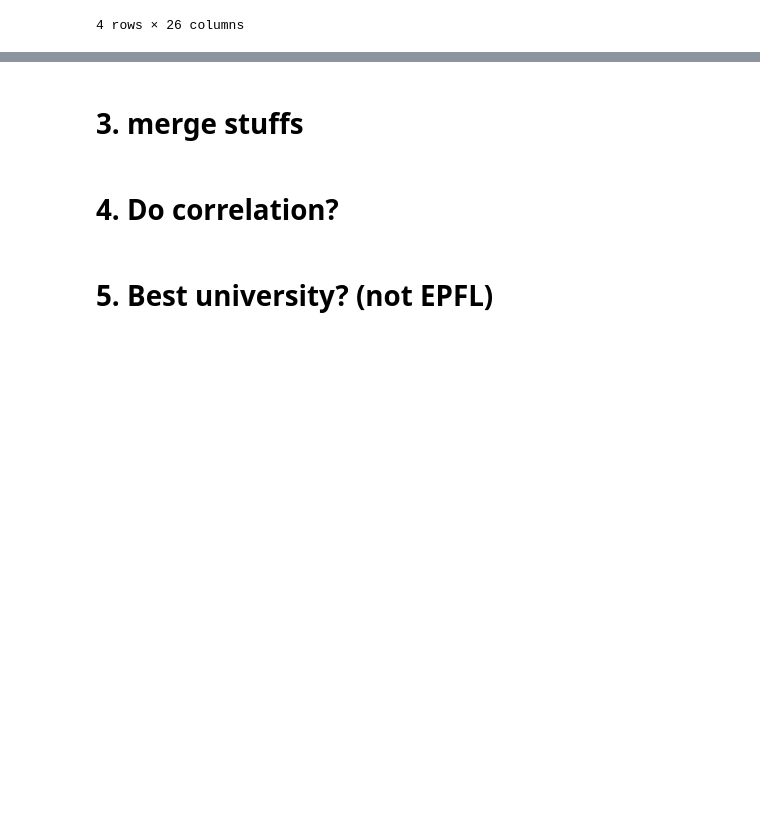
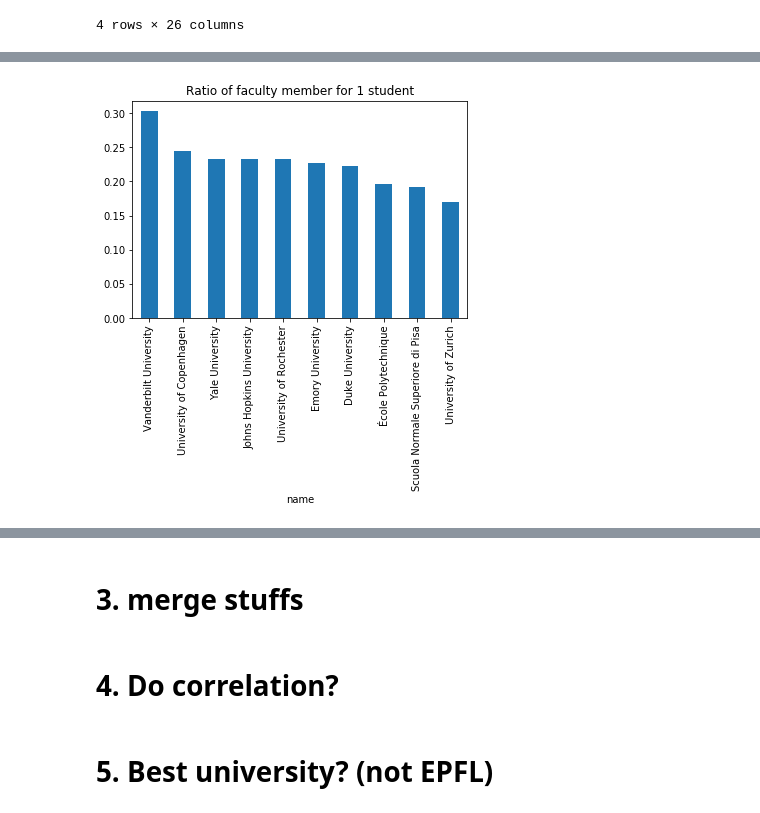
Before and after one commit to NicoBrun/ada2017, a Jupyter notebook: 02 - Data from the Web/Homework 2.ipynb, the cells around one changed output, grey strips where cells are left out. Saved outputs shown, nothing was run; the diff lists cells and outputs as text; code cells hidden in the pictures; blank space fills up the shorter version.

```diff
--- a/02 - Data from the Web/Homework 2.ipynb
+++ b/02 - Data from the Web/Homework 2.ipynb
@@ -254,7 +244,14 @@ https://www.timeshighereducation.com/sites/default/files/the_data_rankings/world
 json_data2 = json.load(open('TimesRanking.json'))
 df2 = json_normalize(json_data2['data'])
 #print(df2.T.index)
-fullDataFrameTimes200 = df2.head(200)
+fullDataFrameTimes200 = df2.copy().head(200)
+#clean the data converting string into int
+fullDataFrameTimes200['stats_number_students'] = [int(x.replace(',','')) for x in fullDataFrameTimes200.stats_number_students]
+fullDataFrameTimes200['stats_student_staff_ratio'] = [1/float(x) for x in fullDataFrameTimes200.stats_student_staff_ratio]
+#change "38%" string into 0.38 int
+def stringPercentToInt(elem):
+    return float(elem.replace('%',''))/100
+fullDataFrameTimes200['stats_pc_intl_students'] = [stringPercentToInt(x) for x in fullDataFrameTimes200.stats_pc_intl_students]
 fullDataFrameTimes200.head(4)
 # %% [output]
 |  | aliases | location | member_level | name | nid | rank | rank_order | record_type | scores_citations | ... |
@@ -302,0 +268,10 @@ c.sort_values(by=['stats_pc_intl_students','rank'],ascending=[False,True]).head(
+# %%
+filteredDataFrame2 = fullDataFrameTimes200.copy()[['name','location','rank','stats_pc_intl_students','stats_student_staff_ratio','stats_number_students']]
+#sort by ratio and rank too for tie
+topRatioFacPerStudent = filteredDataFrame2.sort_values(by=['stats_student_staff_ratio','rank'],ascending=[False,True]).head(10)
+#plot them in a pie chart:
+topRatioFacPerStudent = topRatioFacPerStudent.set_index('name')['stats_student_staff_ratio']
+topRatioFacPerStudent.plot(kind='bar', title='Ratio of faculty member for 1 student')
+plt.show()
+# %% [output]
+[figure, added]
```
Also changed, not shown: parts of 21 cells of this notebook.
